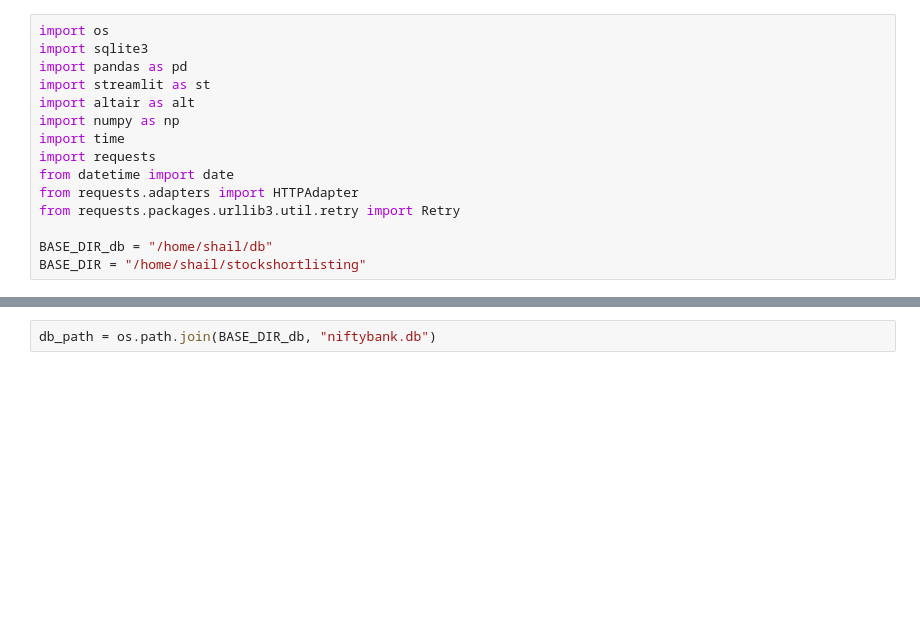
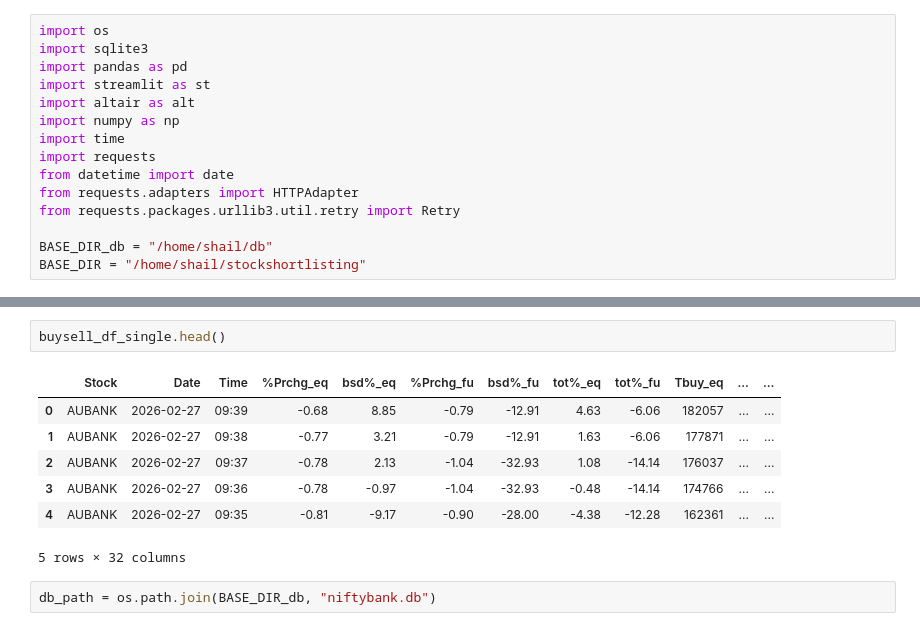
Before and after one commit to shailsun28/stockshortlisting, a Jupyter notebook: Untitled5.ipynb, the cells around one changed output, grey strips where cells are left out. Cells and saved outputs as stored; diff of their text form; blank space fills up the shorter version.

```diff
--- a/Untitled5.ipynb
+++ b/Untitled5.ipynb
@@ -397,3 +448,13 @@ For `use_container_width=True`, use `width='stretch'`. For `use_container_width=
+# %%
+buysell_df_single.head()
+# %% [output]
+|  | Stock | Date | Time | %Prchg_eq | bsd%_eq | %Prchg_fu | bsd%_fu | tot%_eq | tot%_fu | Tbuy_eq | ... | ... |
+| 0 | AUBANK | 2026-02-27 | 09:39 | -0.68 | 8.85 | -0.79 | -12.91 | 4.63 | -6.06 | 182057 | ... | ... |
+| 1 | AUBANK | 2026-02-27 | 09:38 | -0.77 | 3.21 | -0.79 | -12.91 | 1.63 | -6.06 | 177871 | ... | ... |
+| 2 | AUBANK | 2026-02-27 | 09:37 | -0.78 | 2.13 | -1.04 | -32.93 | 1.08 | -14.14 | 176037 | ... | ... |
+| 3 | AUBANK | 2026-02-27 | 09:36 | -0.78 | -0.97 | -1.04 | -32.93 | -0.48 | -14.14 | 174766 | ... | ... |
+| 4 | AUBANK | 2026-02-27 | 09:35 | -0.81 | -9.17 | -0.90 | -28.00 | -4.38 | -12.28 | 162361 | ... | ... |
+5 rows × 32 columns
 # %%
 db_path = os.path.join(BASE_DIR_db, "niftybank.db")
 # %%
```
Also changed, not shown: parts of 2 cells of this notebook.
